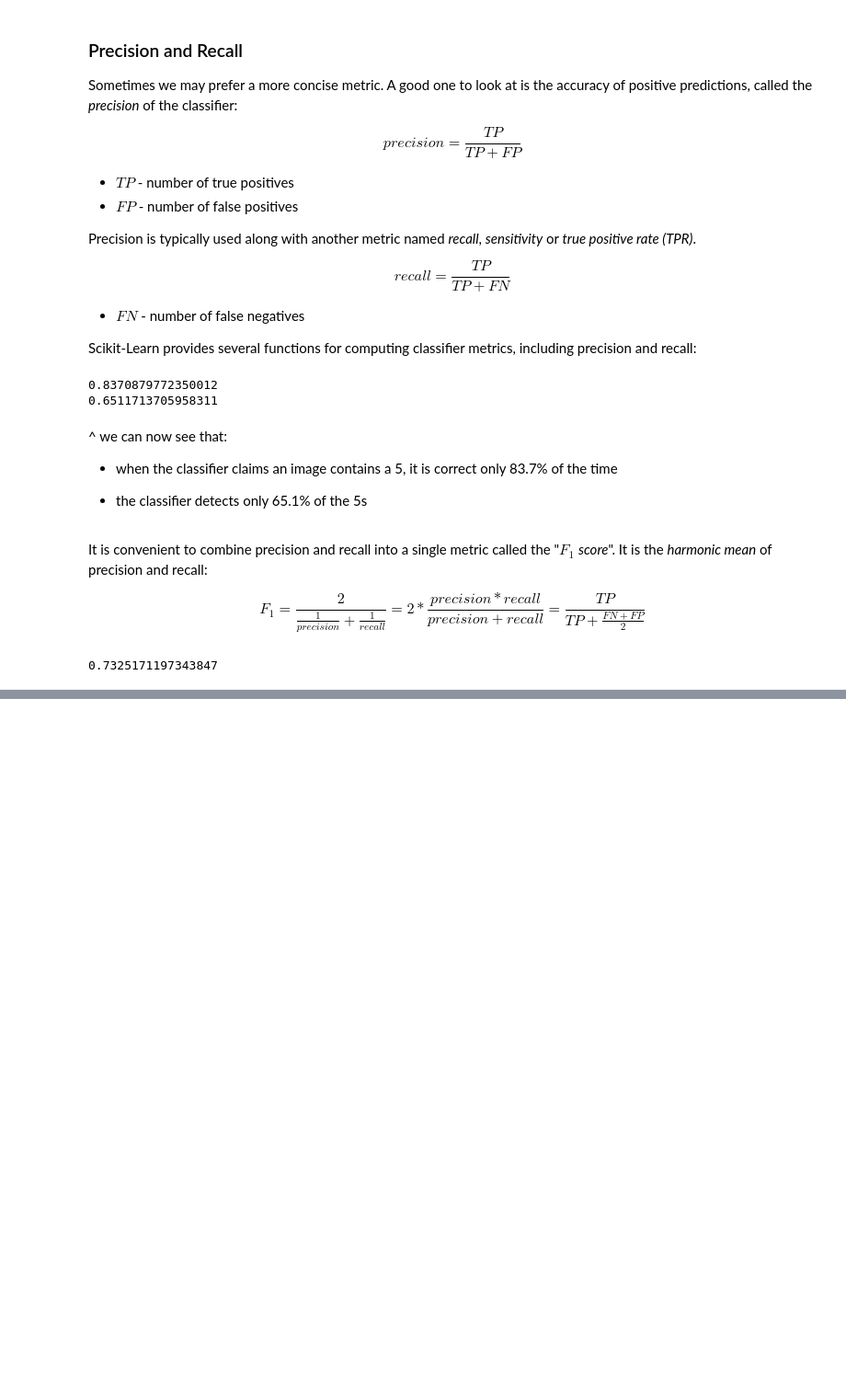
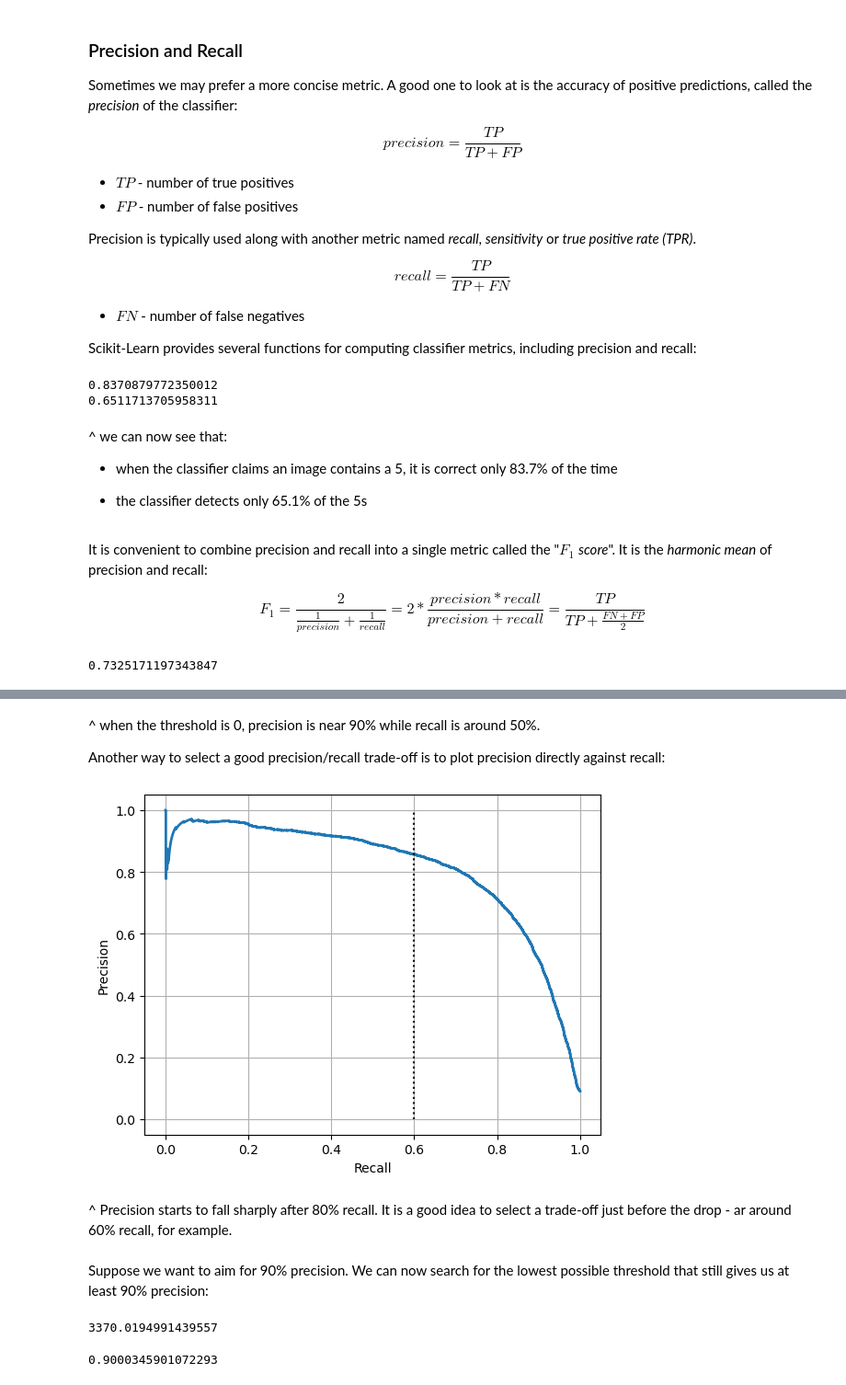
Before and after one commit to Adrifot/ml_basics, a Jupyter notebook: hands_on_ml_examples/mnist.ipynb, the cells around one changed output, grey strips where cells are left out. Shown: that part at 92% size. Cells and saved outputs as stored; diff of their text form; code cells hidden in the pictures; blank space fills up the shorter version.

```diff
--- a/hands_on_ml_examples/mnist.ipynb
+++ b/hands_on_ml_examples/mnist.ipynb
@@ -180,0 +233,23 @@ f1_score(y_train_5, y_train_pred)
+# %% [markdown]
+^ when the threshold is 0, precision is near 90% while recall is around 50%.
+
+Another way to select a good precision/recall trade-off is to plot precision directly against recall:
+# %%
+plt.plot(recalls, precisions, linewidth=2, label="Precision/Recall curve")
+plt.xlabel("Recall")
+plt.ylabel("Precision")
+plt.vlines(0.6, 0, 1.0, "k", "dotted")
+plt.grid(True)
+# %% [output]
+[figure, added]
+# %% [markdown]
+^ Precision starts to fall sharply after 80% recall. It is a good idea to select a trade-off just before the drop - ar around 60% recall, for example.
+# %% [markdown]
+Suppose we want to aim for 90% precision. We can now search for the lowest possible threshold that still gives us at least 90% precision:
+# %%
+idx_for_90_precision = (precisions >= 0.9).argmax()
+threshold_for_90_precision = thresholds[idx_for_90_precision]
+
+threshold_for_90_precision
+# %% [output]
+3370.0194991439557
@@ -180,0 +258,4 @@ f1_score(y_train_5, y_train_pred)
+# %%
+precision_score(y_train_5, y_train_pred_90)
+# %% [output]
+0.9000345901072293
```
Also changed, not shown: parts of 13 cells of this notebook.
